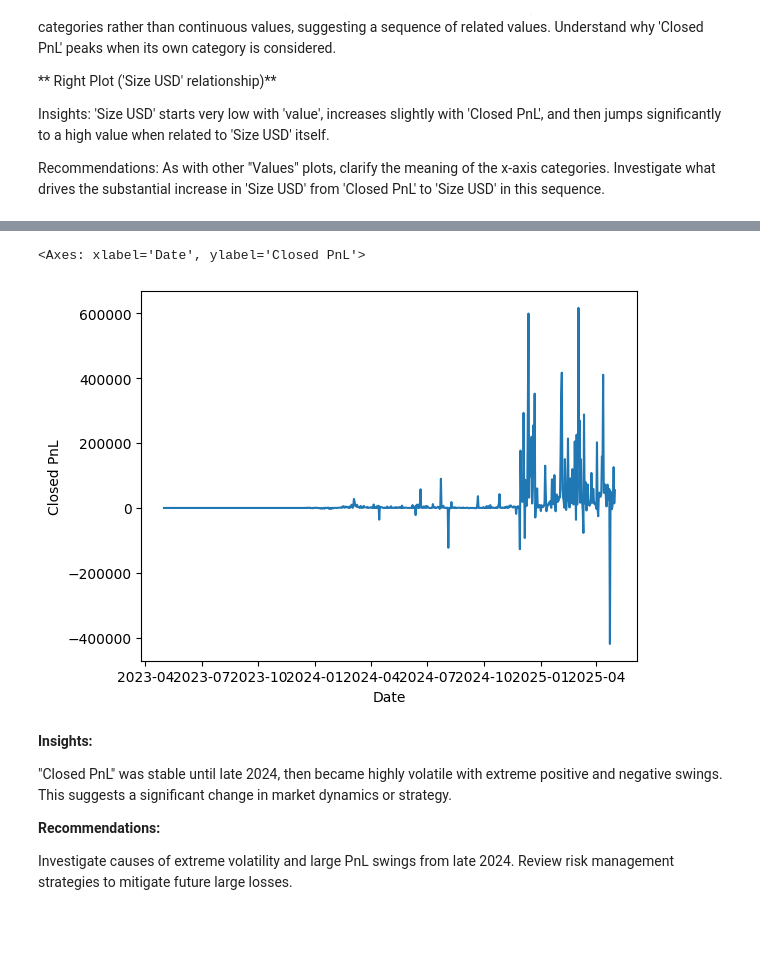
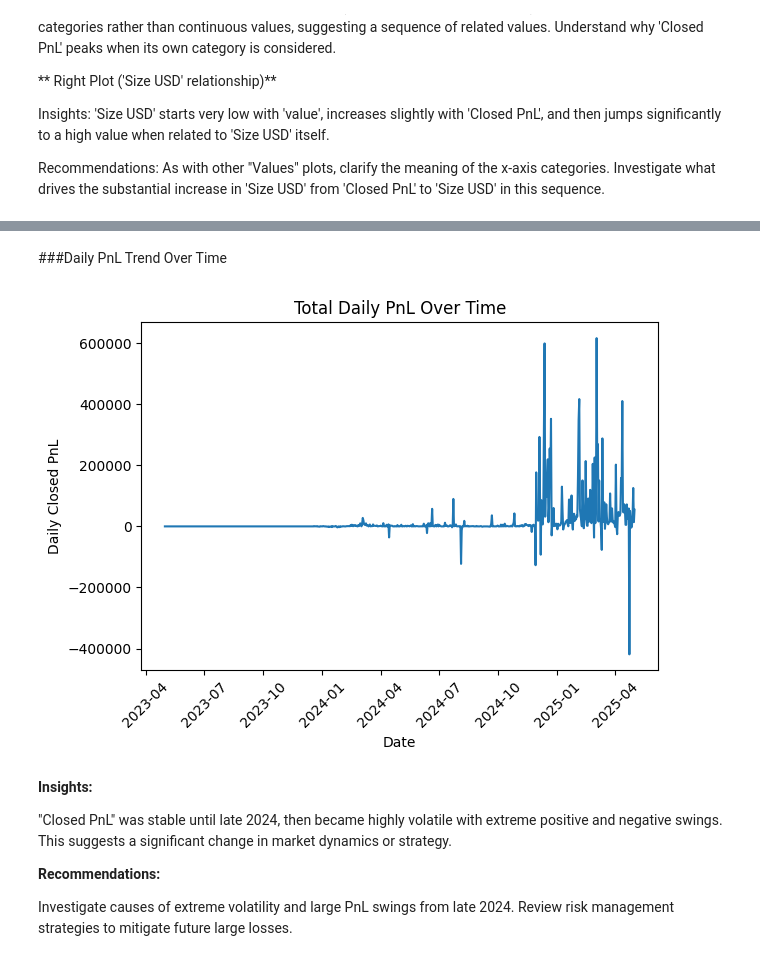
Before and after one commit to swathypk93/swathypk93, a Jupyter notebook: data_science_task.ipynb, the cells around one changed output, grey strips where cells are left out. Cells and saved outputs as stored; diff of their text form; code cells hidden in the pictures; blank space fills up the shorter version.

```diff
--- a/data_science_task.ipynb
+++ b/data_science_task.ipynb
@@ -356,8 +346,14 @@ sentiment_df['Date'] = pd.to_datetime(sentiment_df['date']).dt.date
 merged_df = pd.merge(historical_df, sentiment_df[['Date', 'classification', 'value']],
                      on='Date', how='left')
 # %%
+
+# Convert 'Timestamp IST' in historical_df to datetime.date format
+historical_df['Date'] = pd.to_datetime(historical_df['Timestamp IST'], format='%d-%m-%Y %H:%M').dt.date
+
+# Convert 'date' column in sentiment_df to datetime.date format and name it 'Date'
+sentiment_df['Date'] = pd.to_datetime(sentiment_df['date']).dt.date
+
 # Merge sentiment info into historical data on 'Date'
-
 merged_df = pd.merge(historical_df, sentiment_df[['Date', 'classification', 'value']],
                      on='Date', how='left')
 merged_df[['Date', 'Account', 'Closed PnL', 'classification', 'value']].head()
@@ -799,9 +894,17 @@ Recommendations: As with other "Values" plots, clarify the meaning of the x-axis
+# %% [markdown]
+###Daily PnL Trend Over Time
 # %%
 daily_pnl = merged_df.groupby('Date')['Closed PnL'].sum().reset_index()
 sns.lineplot(x='Date', y='Closed PnL', data=daily_pnl)
+
+plt.xlabel("Date")
+plt.ylabel("Daily Closed PnL")
+plt.title("Total Daily PnL Over Time")
+plt.xticks(rotation=45)
+plt.tight_layout()
+plt.show()
 # %% [output]
-<Axes: xlabel='Date', ylabel='Closed PnL'>
-[figure, old version]
+[figure, new version]
 # %% [markdown]
 **Insights:**
 
```
Also changed, not shown: parts of 29 cells of this notebook.
